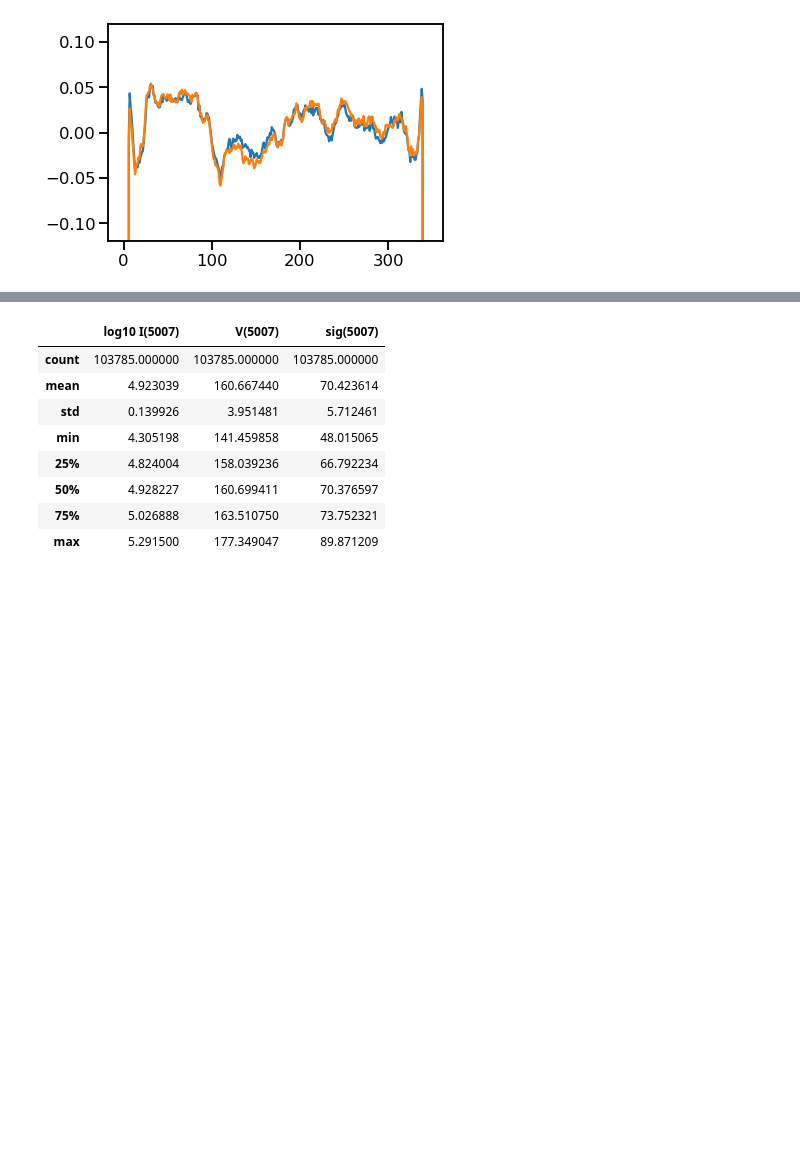
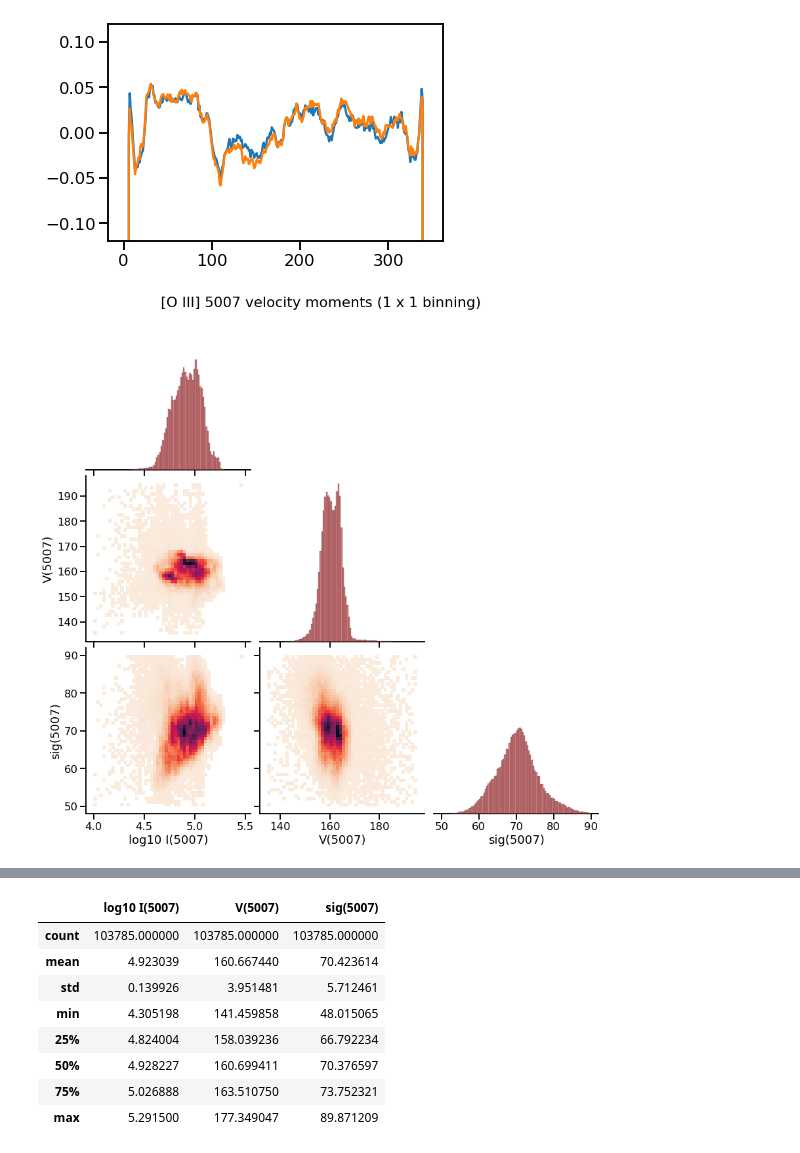
Before and after one commit to will-henney/muse-hii-regions, a Jupyter notebook: notebooks/03-01-oiii-moment-maps.ipynb, the cells around one changed output, grey strips where cells are left out. Saved outputs shown, nothing was run; the diff lists cells and outputs as text; code cells hidden in the pictures; blank space fills up the shorter version.

```diff
--- a/notebooks/03-01-oiii-moment-maps.ipynb
+++ b/notebooks/03-01-oiii-moment-maps.ipynb
@@ -28,6 +28,9 @@ fitsfilepath = datapath / "ADP.2017-10-16T11_04_19.247.fits"
 cube = Cube(str(fitsfilepath))
 # %% [output]
 WARNING: UnitsWarning: '1e-20 erg/s/cm  2/Angstrom' contains multiple slashes, which is discouraged by the FITS standard [astropy.units.format.generic]
+# %%
+figpath = Path("../figs")
+savepath = Path("../data")
 # %% [markdown]
 ## Choose the wavelength range
 
@@ -338,0 +434,15 @@ import pandas as pd
+# %%
+plot_pars_5007=dict(
+    ilabel="[O III]",
+    label="5007",
+    flabel="ngc346-oiii",
+    restwav=5006.84,
+    irange=[1.0e4, 3.0e5],
+    vrange=[135, 195],
+    srange=[50, 90],
+)
+g = moments_corner_plot(
+    mom5007, rebin=1, **plot_pars_5007
+)
+# %% [output]
+[figure, added]
```
Also changed, not shown: parts of 4 cells of this notebook, 29 other files.
